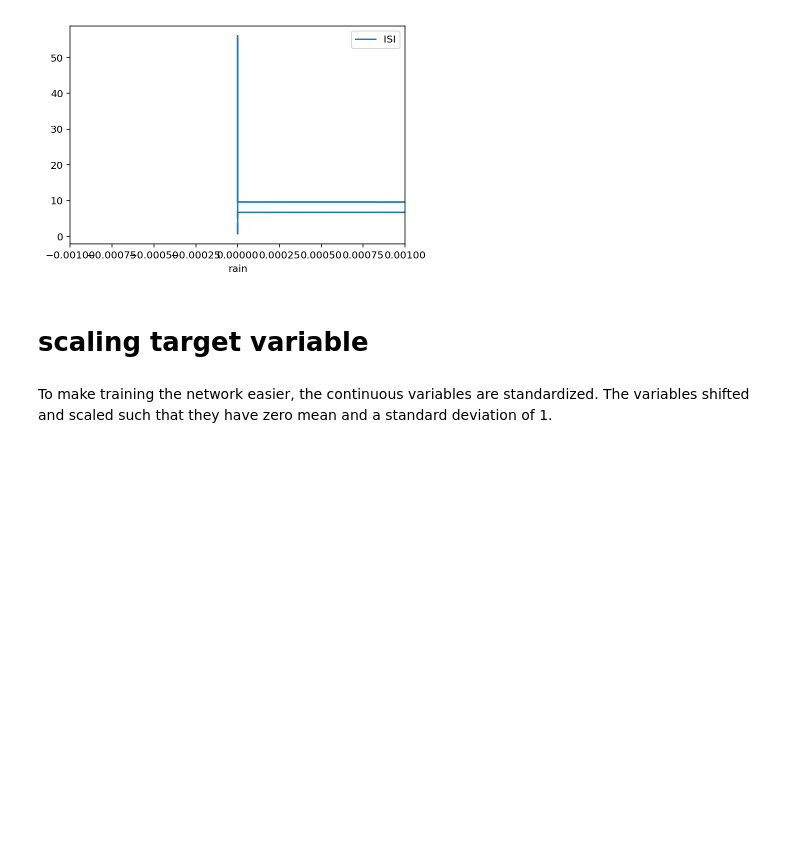
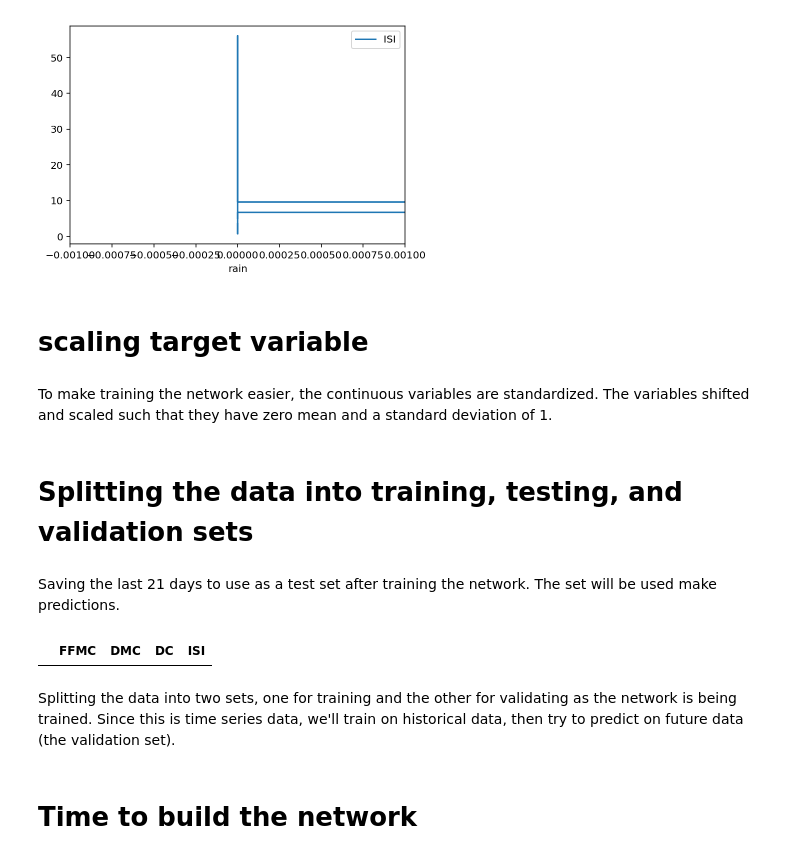
Before and after one commit to folajimia/deepProjects, a Jupyter notebook: forestfire/forest_fire.ipynb, the cells around one changed output. Cells and saved outputs as stored; diff of their text form; code cells hidden in the pictures; blank space fills up the shorter version.

Commit message:
start building the model

```diff
--- a/forestfire/forest_fire.ipynb
+++ b/forestfire/forest_fire.ipynb
@@ -129,3 +125,24 @@ for each in quant_features:
     mean, std = data[each].mean(), data[each].std()
     scaled_features[each] = [mean, std]
     data.loc[:, each] =(data[each] - mean)/std
+# %% [markdown]
+# Splitting the data into training, testing, and validation sets
+# %% [markdown]
+Saving the last 21 days to use as a test set after training the network. The set will be used make predictions.
+# %%
+#save the last 21 days
+test_data = data[-21*24:]
+data = data[:-21*24]
+
+#Seperate the data into features and targets
+target_fields = ['FFMC','DMC','DC','ISI']
+features, targets = data.drop(target_fields, axis=1), data[target_fields]
+test_features, test_targets = test_data.drop(target_fields, axis=1), test_data[target_fields]
+
+#targets[:60*24]
+#val_features, val_targets = features[-60*24], targets[-60*24]
+targets.head()
+# %% [output]
+|  | FFMC | DMC | DC | ISI |
+# %% [markdown]
+Splitting the data into two sets, one for training and the other for validating as the network is being trained. Since this is time series data, we'll train on historical data, then try to predict on future data (the validation set).
@@ -131,0 +152,2 @@ for each in quant_features:
+# %% [markdown]
+# Time to build the network
```
Also changed, not shown: parts of 5 cells of this notebook.
